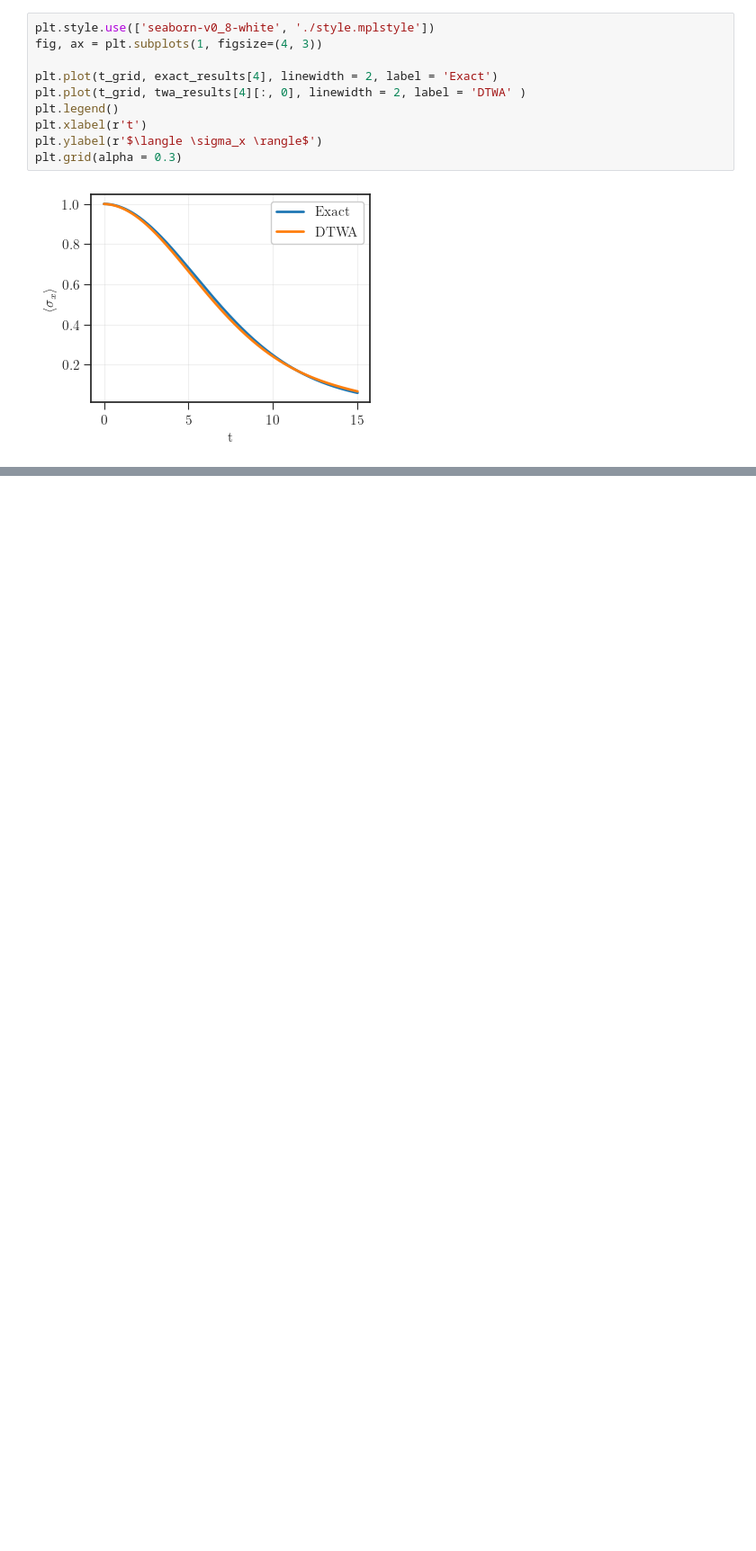
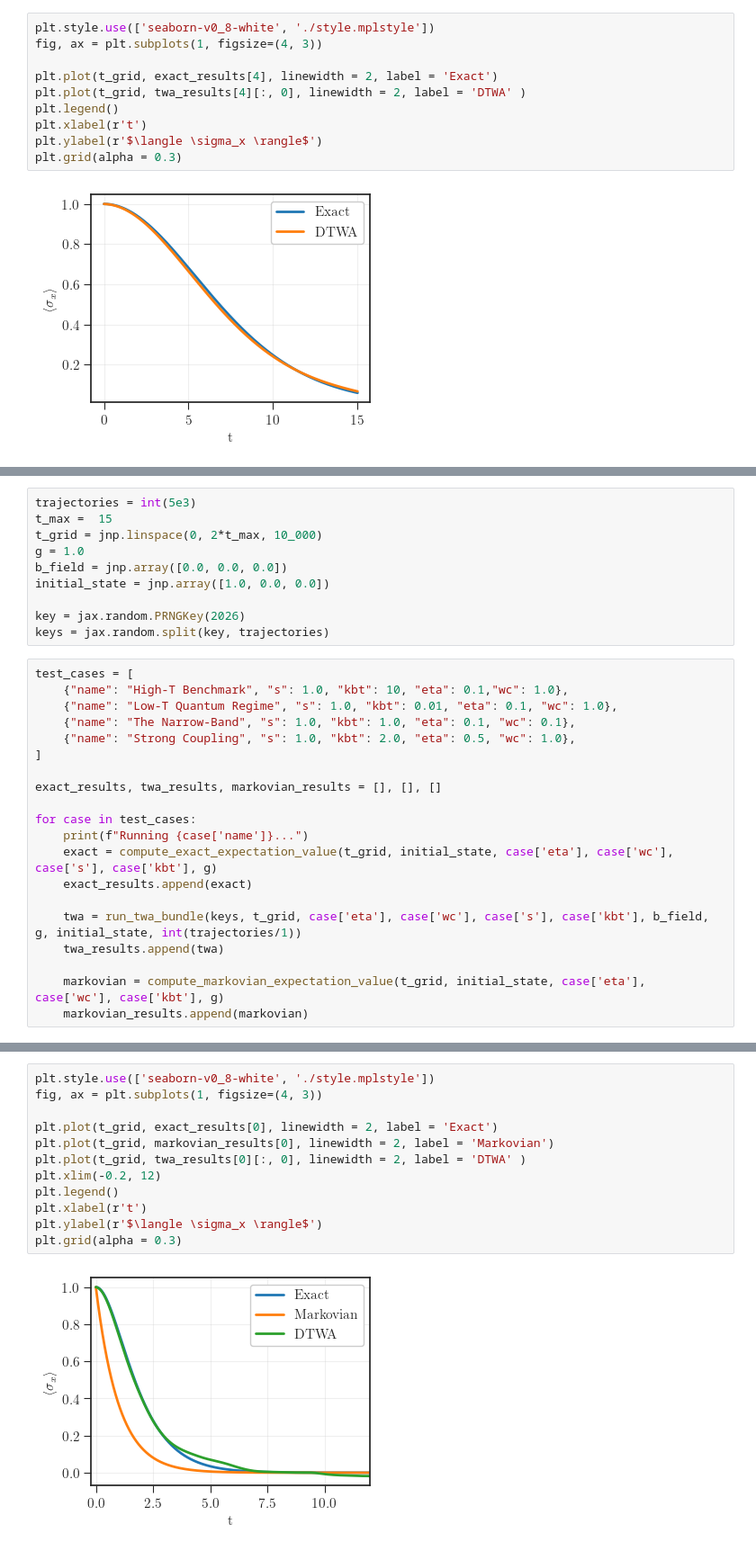
Before and after one commit to juardilag/twa_py, a Jupyter notebook: direct_method_test.ipynb, the cells around one changed output, grey strips where cells are left out. Shown at 90% size. Saved outputs shown, nothing was run; the diff lists cells and outputs as text; blank space fills up the shorter version.

Commit message:
markovian limit comparison

```diff
--- a/direct_method_test.ipynb
+++ b/direct_method_test.ipynb
@@ -133,0 +139,30 @@ plt.grid(alpha = 0.3)
+# %%
+trajectories = int(5e3)
+t_max =  15
+t_grid = jnp.linspace(0, 2*t_max, 10_000)
+g = 1.0
+b_field = jnp.array([0.0, 0.0, 0.0])
+initial_state = jnp.array([1.0, 0.0, 0.0])
+
+key = jax.random.PRNGKey(2026)
+keys = jax.random.split(key, trajectories)
+# %%
+test_cases = [
+    {"name": "High-T Benchmark", "s": 1.0, "kbt": 10, "eta": 0.1,"wc": 1.0},
+    {"name": "Low-T Quantum Regime", "s": 1.0, "kbt": 0.01, "eta": 0.1, "wc": 1.0},
+    {"name": "The Narrow-Band", "s": 1.0, "kbt": 1.0, "eta": 0.1, "wc": 0.1},
+    {"name": "Strong Coupling", "s": 1.0, "kbt": 2.0, "eta": 0.5, "wc": 1.0},
+]
+
+exact_results, twa_results, markovian_results = [], [], []
+
+for case in test_cases:
+    print(f"Running {case['name']}...")
+    exact = compute_exact_expectation_value(t_grid, initial_state, case['eta'], case['wc'], case['s'], case['kbt'], g)
+    exact_results.append(exact)
+
+    twa = run_twa_bundle(keys, t_grid, case['eta'], case['wc'], case['s'], case['kbt'], b_field, g, initial_state, int(trajectories/1))
+    twa_results.append(twa)
+
+    markovian = compute_markovian_expectation_value(t_grid, initial_state, case['eta'], case['wc'], case['kbt'], g)
+    markovian_results.append(markovian)
@@ -133,0 +186,14 @@ plt.grid(alpha = 0.3)
+# %%
+plt.style.use(['seaborn-v0_8-white', './style.mplstyle'])
+fig, ax = plt.subplots(1, figsize=(4, 3))
+
+plt.plot(t_grid, exact_results[0], linewidth = 2, label = 'Exact')
+plt.plot(t_grid, markovian_results[0], linewidth = 2, label = 'Markovian')
+plt.plot(t_grid, twa_results[0][:, 0], linewidth = 2, label = 'DTWA' )
+plt.xlim(-0.2, 12)
+plt.legend()
+plt.xlabel(r't')
+plt.ylabel(r'$\langle \sigma_x \rangle$')
+plt.grid(alpha = 0.3)
+# %% [output]
+[figure, added]
```
Also changed, not shown: parts of 6 cells of this notebook.
